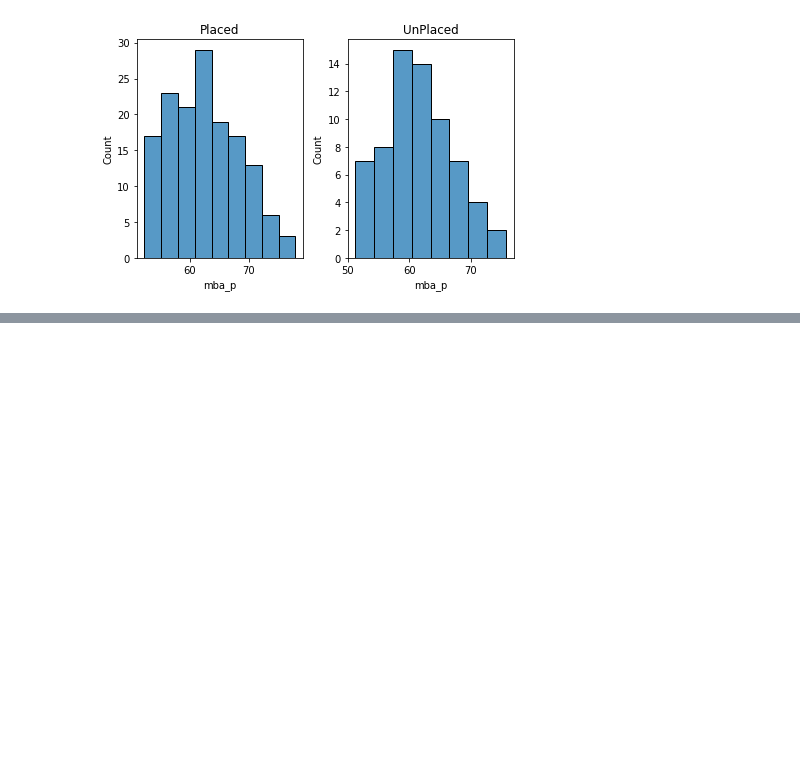
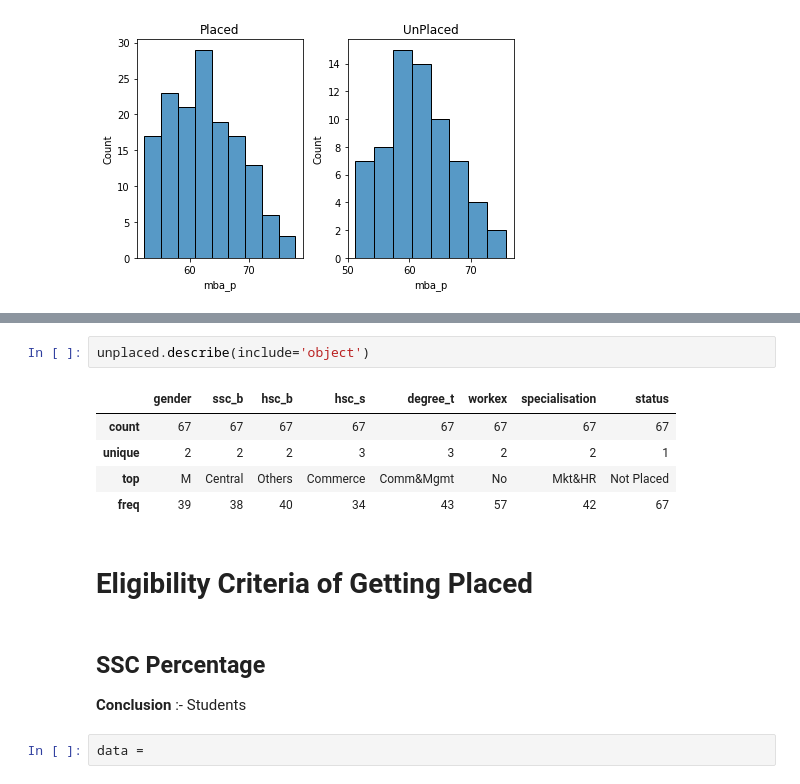
Before and after one commit to lokeshparab/Data-Science-Projects, a Jupyter notebook: Weekly Project 27/Weekly Project 27 Lokesh.ipynb, the cells around one changed output, grey strips where cells are left out. Saved outputs shown, nothing was run; the diff lists cells and outputs as text; blank space fills up the shorter version.

```diff
--- a/Weekly Project 27/Weekly Project 27 Lokesh.ipynb
+++ b/Weekly Project 27/Weekly Project 27 Lokesh.ipynb
@@ -133,0 +212,16 @@ for i in df:
+# %%
+unplaced.describe(include='object')
+# %% [output]
+|  | gender | ssc_b | hsc_b | hsc_s | degree_t | workex | specialisation | status |
+| count | 67 | 67 | 67 | 67 | 67 | 67 | 67 | 67 |
+| unique | 2 | 2 | 2 | 3 | 3 | 2 | 2 | 1 |
+| top | M | Central | Others | Commerce | Comm&Mgmt | No | Mkt&HR | Not Placed |
+| freq | 39 | 38 | 40 | 34 | 43 | 57 | 42 | 67 |
+# %% [markdown]
+# Eligibility Criteria of Getting Placed
+# %% [markdown]
+## SSC Percentage
+
+**Conclusion** :- Students
+# %%
+data =
```
Also changed, not shown: parts of 9 cells of this notebook.
